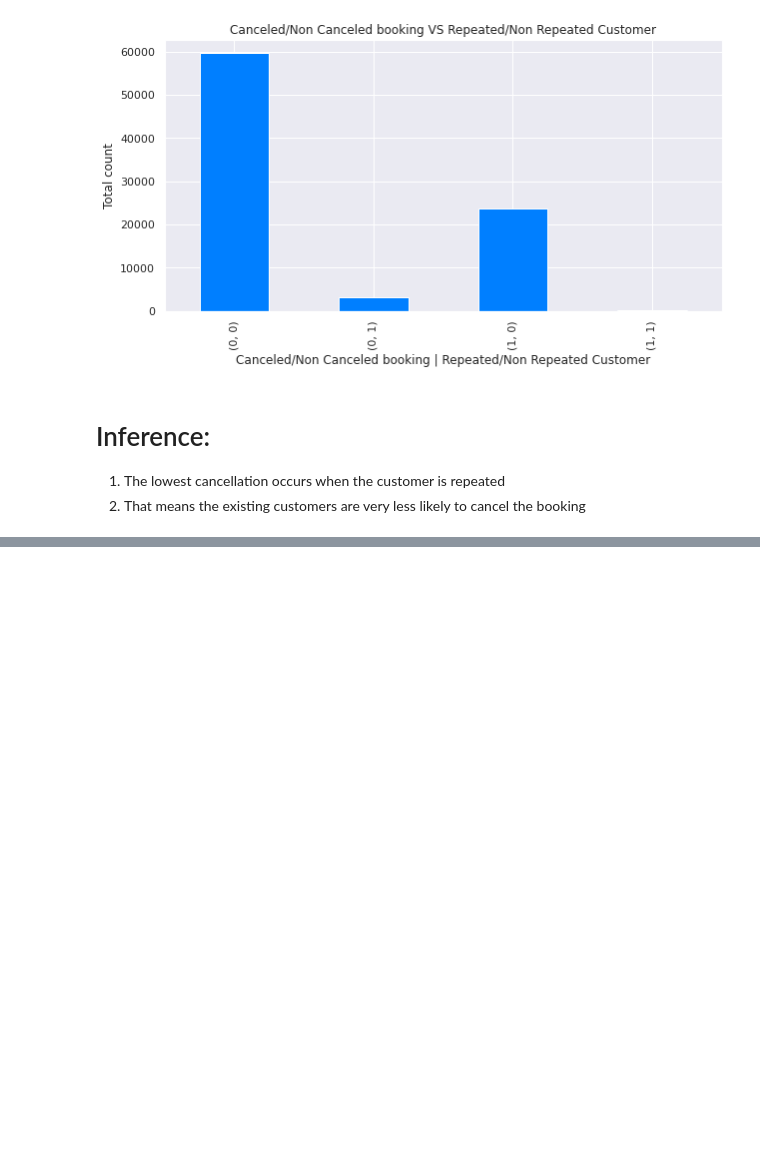
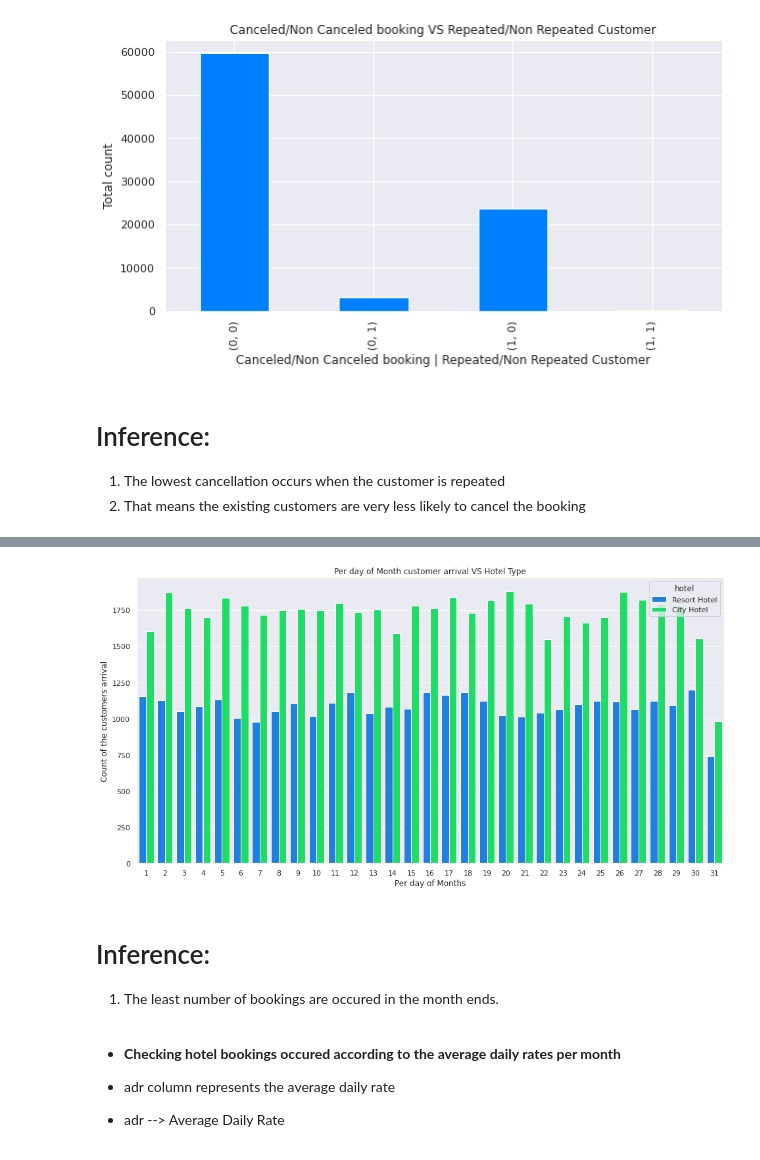
Before and after one commit to manojkb04/EDA_Hotel_Booking, a Jupyter notebook: Hotel_Booking_Analysis_Capstone_Project.ipynb, the cells around one changed output, grey strips where cells are left out. Cells and saved outputs as stored; diff of their text form; code cells hidden in the pictures; blank space fills up the shorter version.

```diff
--- a/Hotel_Booking_Analysis_Capstone_Project.ipynb
+++ b/Hotel_Booking_Analysis_Capstone_Project.ipynb
@@ -875,0 +1011,25 @@ plt.show()
+# %%
+# Ploting count plot to visualize the booking per day of month in each type of hotel
+
+sns.set_palette('gist_ncar')
+
+plt.figure(figsize=(16, 8))
+
+sns.countplot(data = data, x = 'arrival_date_day_of_month',hue='hotel')
+
+plt.title('Per day of Month customer arrival VS Hotel Type')
+plt.xlabel('Per day of Months')
+plt.ylabel('Count of the customers arrival')
+
+plt.show()
+# %% [output]
+[figure, added]
+# %% [markdown]
+# Inference:
+1. The least number of bookings are occured in the month ends.
+# %% [markdown]
+* <b> Checking hotel bookings occured according to the average daily rates per month</b>
+
+* adr column represents the average daily rate
+
+* adr --> Average Daily Rate
```
Also changed, not shown: parts of 21 cells of this notebook.
